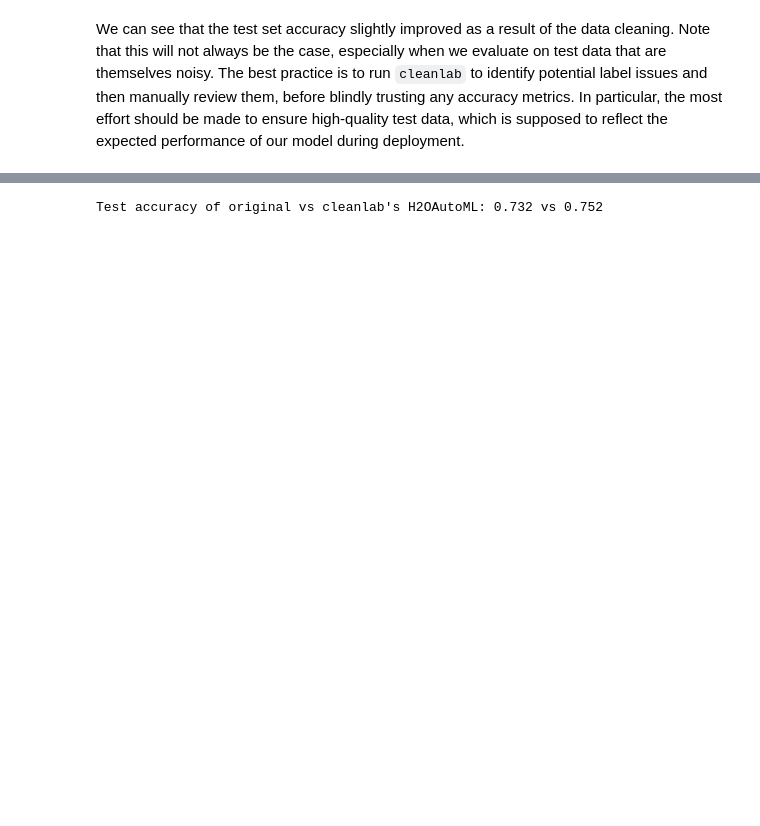
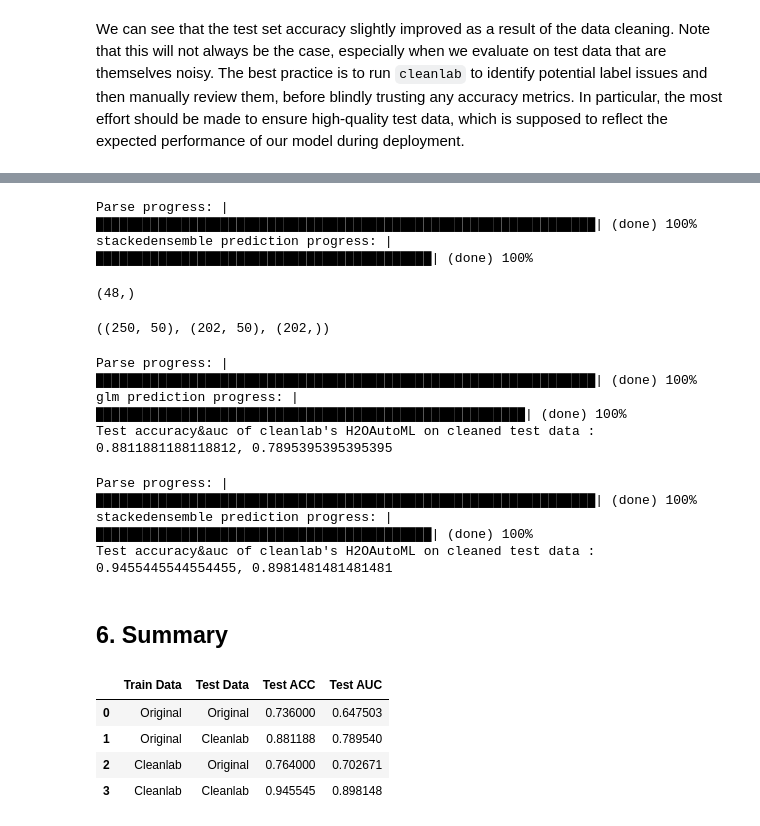
Before and after one commit to vochicong/cleanlab-h2oautoml, a Jupyter notebook: cleanlab-h2oautoml.ipynb, the cells around one changed output, grey strips where cells are left out. Drawn from its saved outputs; the diff is of its cells as text; code cells hidden in the pictures; blank space fills up the shorter version.

Commit message:
Add test score for clean
- revert H2O fit time back to 10 secs

```diff
--- a/cleanlab-h2oautoml.ipynb
+++ b/cleanlab-h2oautoml.ipynb
@@ -257,7 +226,63 @@ We can see that the test set accuracy slightly improved as a result of the data
+# %%
+ranked_test_label_issues = find_label_issues(
+    labels=y_test,
+    pred_probs=cl_h2o.predict_proba(X_test),
+    return_indices_ranked_by="self_confidence",
+)
+# %% [output]
+Parse progress: |████████████████████████████████████████████████████████████████| (done) 100%
+stackedensemble prediction progress: |███████████████████████████████████████████| (done) 100%
+# %%
+ranked_test_label_issues.shape
+# %% [output]
+(48,)
+# %%
+X_test_clean = np.delete(X_test, ranked_test_label_issues, axis=0)
+y_test_clean = np.delete(y_test, ranked_test_label_issues, axis=0)
+X_test.shape, X_test_clean.shape, y_test_clean.shape
+# %% [output]
+((250, 50), (202, 50), (202,))
+# %%
+preds = og_h2o.predict(X_test_clean)
+acc_og_cl = accuracy_score(y_test_clean, preds)
+auc_og_cl = roc_auc_score(y_test_clean, preds)
+print(
+    f"Test accuracy&auc of cleanlab's H2OAutoML on cleaned test data : {acc_og_cl}, {auc_og_cl}"
+)
+# %% [output]
+Parse progress: |████████████████████████████████████████████████████████████████| (done) 100%
+glm prediction progress: |███████████████████████████████████████████████████████| (done) 100%
+Test accuracy&auc of cleanlab's H2OAutoML on cleaned test data : 0.8811881188118812, 0.7895395395395395
+# %%
+preds = cl_h2o.predict(X_test_clean)
+acc_cl_cl = accuracy_score(y_test_clean, preds)
+auc_cl_cl = roc_auc_score(y_test_clean, preds)
+print(
+    f"Test accuracy&auc of cleanlab's H2OAutoML on cleaned test data : {acc_cl_cl}, {auc_cl_cl}"
+)
+# %% [output]
+Parse progress: |████████████████████████████████████████████████████████████████| (done) 100%
+stackedensemble prediction progress: |███████████████████████████████████████████| (done) 100%
+Test accuracy&auc of cleanlab's H2OAutoML on cleaned test data : 0.9455445544554455, 0.8981481481481481
+# %% [markdown]
+## **6. Summary**
+# %%
+pd.DataFrame(
+    columns=["Train Data", "Test Data", "Test ACC", "Test AUC"],
+    data=[
+        ["Original", "Original", acc_og_og, auc_og_og],
+        ["Original", "Cleanlab", acc_og_cl, auc_og_cl],
+        ["Cleanlab", "Original", acc_cl_og, auc_cl_og],
+        ["Cleanlab", "Cleanlab", acc_cl_cl, auc_cl_cl],
+    ],
+)
+# %% [output]
+|  | Train Data | Test Data | Test ACC | Test AUC |
+| 0 | Original | Original | 0.736000 | 0.647503 |
+| 1 | Original | Cleanlab | 0.881188 | 0.789540 |
+| 2 | Cleanlab | Original | 0.764000 | 0.702671 |
+| 3 | Cleanlab | Cleanlab | 0.945545 | 0.898148 |
 # %%
-# Hidden code cell to check that cleanlab has improved prediction accuracy
-print(f"Test accuracy of original vs cleanlab's H2OAutoML: {acc_og} vs {acc_cl}")
-if acc_og >= acc_cl:
+# Check that cleanlab has improved prediction accuracy
+if acc_og_og >= acc_cl_og:
     raise Exception("Cleanlab training failed to improve model accuracy.")
-# %% [output]
-Test accuracy of original vs cleanlab's H2OAutoML: 0.732 vs 0.752
```
Also changed, not shown: parts of 9 cells of this notebook, 1 other file.
